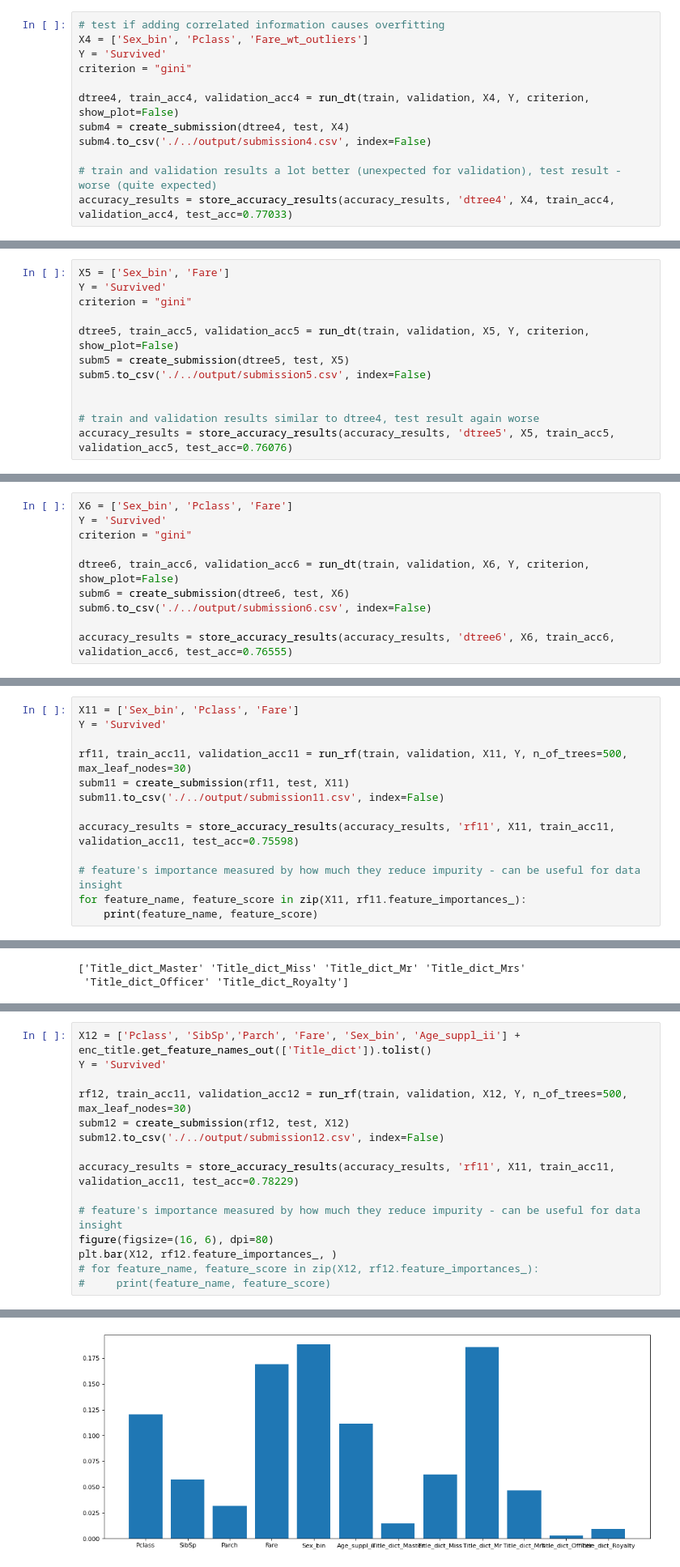
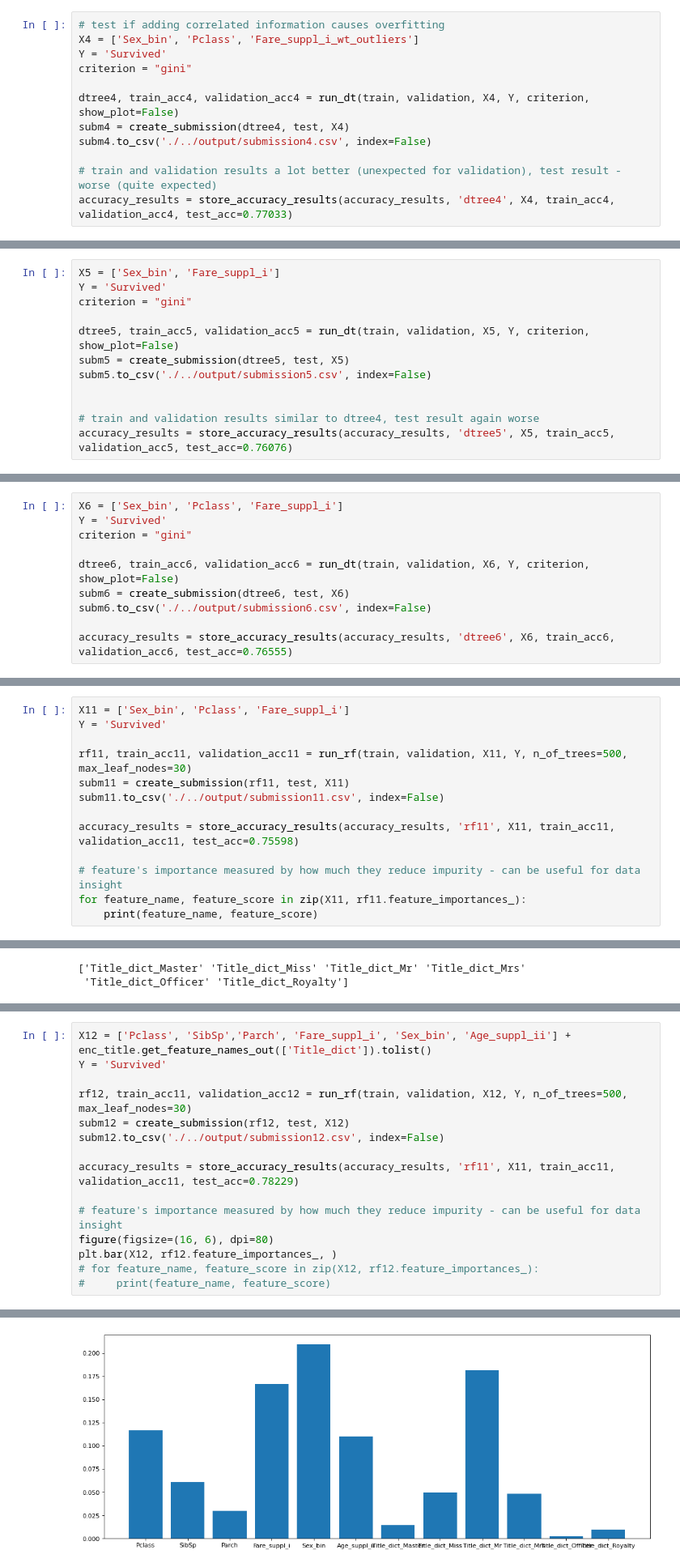
Before and after one commit to katarzynafurmanska/kaggle-titanic, a Jupyter notebook: src/run.ipynb, the cells around one changed output, grey strips where cells are left out. Shown at 81% size. Cells and saved outputs as stored; diff of their text form.

```diff
--- a/src/run.ipynb
+++ b/src/run.ipynb
@@ -401,7 +415,7 @@ accuracy_results
 | 2 | dtree3 | [Sex_bin, Pclass] | 0.803647 | 0.719101 | 0.77511 |
 # %%
 # test if adding correlated information causes overfitting
-X4 = ['Sex_bin', 'Pclass', 'Fare_wt_outliers']
+X4 = ['Sex_bin', 'Pclass', 'Fare_suppl_i_wt_outliers']
 Y = 'Survived'
 criterion = "gini"
 
@@ -421,7 +435,7 @@ Features: Sex_bin, Fare
 
 Criterion: gini
 # %%
-X5 = ['Sex_bin', 'Fare']
+X5 = ['Sex_bin', 'Fare_suppl_i']
 Y = 'Survived'
 criterion = "gini"
 
@@ -451,7 +465,7 @@ Features: Sex_bin, Pclass, Fare
 
 Criterion: gini
 # %%
-X6 = ['Sex_bin', 'Pclass', 'Fare']
+X6 = ['Sex_bin', 'Pclass', 'Fare_suppl_i']
 Y = 'Survived'
 criterion = "gini"
 
@@ -544,7 +558,7 @@ RF is an ensemble of multiple DT, typically aggregated using bagging method.
 
 Features: Sex_bin, Pclass, Fare
 # %%
-X11 = ['Sex_bin', 'Pclass', 'Fare']
+X11 = ['Sex_bin', 'Pclass', 'Fare_suppl_i']
 Y = 'Survived'
 
 rf11, train_acc11, validation_acc11 = run_rf(train, validation, X11, Y, n_of_trees=500, max_leaf_nodes=30)
@@ -582,5 +602,5 @@ print(enc_title.get_feature_names_out(['Title_dict']))
 # %%
-X12 = ['Pclass', 'SibSp','Parch', 'Fare', 'Sex_bin', 'Age_suppl_ii'] + enc_title.get_feature_names_out(['Title_dict']).tolist()
+X12 = ['Pclass', 'SibSp','Parch', 'Fare_suppl_i', 'Sex_bin', 'Age_suppl_ii'] + enc_title.get_feature_names_out(['Title_dict']).tolist()
 Y = 'Survived'
 
 rf12, train_acc11, validation_acc12 = run_rf(train, validation, X12, Y, n_of_trees=500, max_leaf_nodes=30)
@@ -599,3 +619,3 @@ Train :  635.0  correctly classified samples -  89.06 %
 Validation :  145.0  correctly classified samples -  81.46 %
 <BarContainer object of 12 artists>
-[figure, old version]
+[figure, new version]
```
Also changed, not shown: parts of 24 cells of this notebook, 3 other files.
